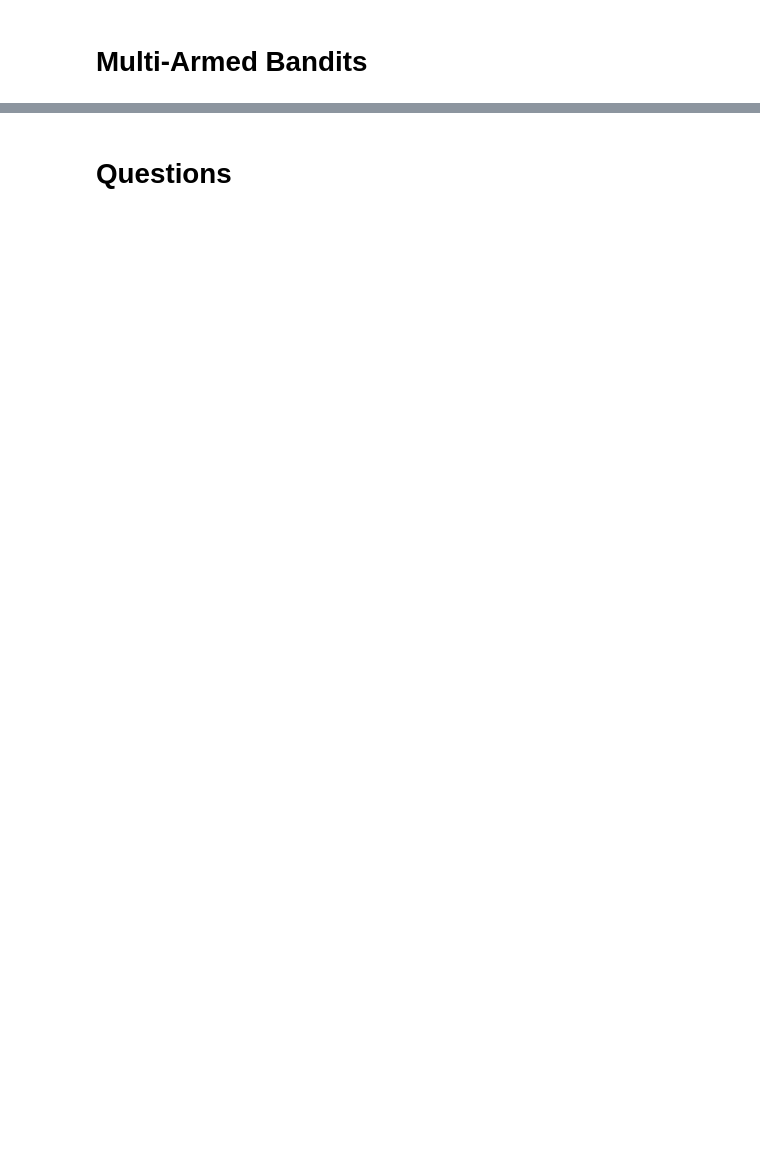
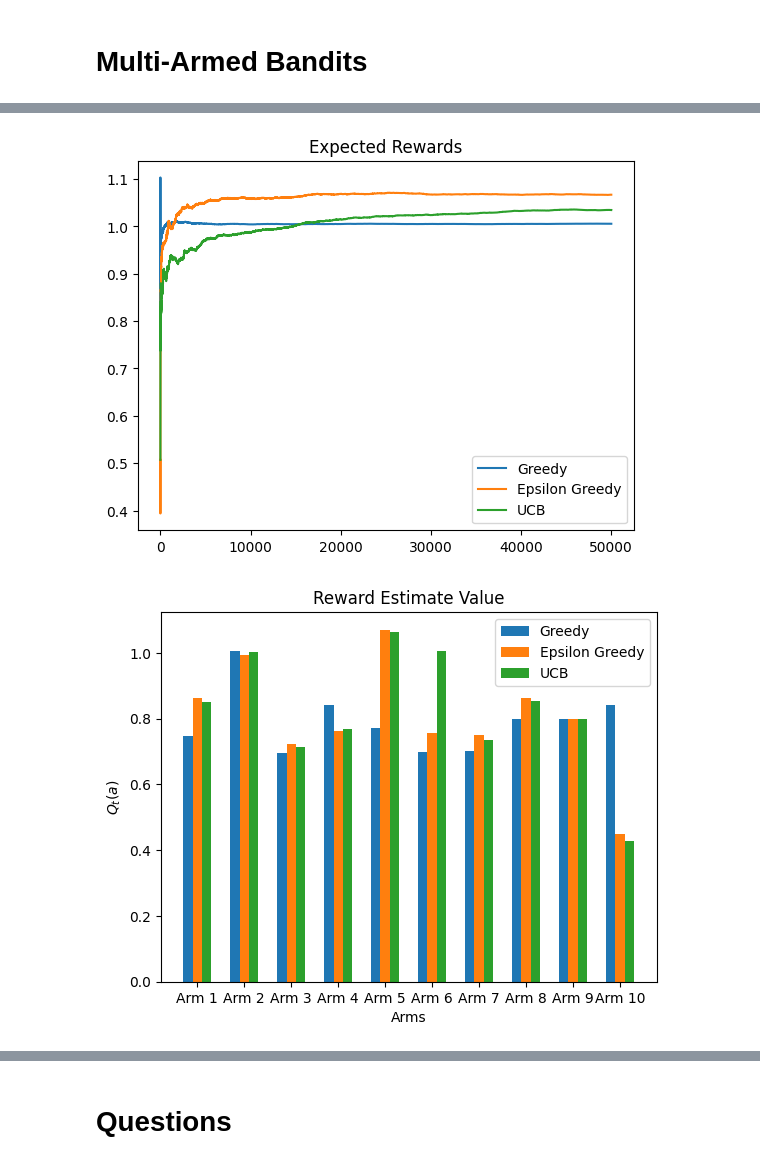
Before and after one commit to siddarthanath/Artificial-Intelligence-Algorithms, a Jupyter notebook: Reinforcement Learning/Tabular Methods/Notebook/mab.ipynb, the cells around one changed output, grey strips where cells are left out. Saved outputs shown, nothing was run; the diff lists cells and outputs as text; code cells hidden in the pictures; blank space fills up the shorter version.

```diff
--- a/Reinforcement Learning/Tabular Methods/Notebook/mab.ipynb
+++ b/Reinforcement Learning/Tabular Methods/Notebook/mab.ipynb
@@ -122,14 +130,14 @@ class UCB:
 # %%
 # Define Greedy Algorithm
 greedy_alg = EpsilonGreedy(name="Greedy",
-                           number_of_arms=3,
+                           number_of_arms=10,
                            epsilon=0)
 # Define Epsilon-Greedy Algorithm
 eps_greedy_alg = EpsilonGreedy(name="Epsilon-Greedy",
-                           number_of_arms=3,
-                           epsilon=0.4)
+                           number_of_arms=10,
+                           epsilon=lambda t: 1/np.sqrt(t))
 # Define UCB Algorithm
 ucb_alg = UCB(name="UCB",
-              number_of_arms=3,
+              number_of_arms=10,
               bonus_multiplier=2)
 # %%
@@ -165,7 +241,18 @@ def run_multi_armed_bandits(algs: List, reward_dist: Dict[int, Union[int, float]
+# %%
+# Create arguments
+num_arms = 10
+num_samples = 1000
+reward_distributions = generate_reward_distribution(num_arms, num_samples)
+kwargs = {"algs": [greedy_alg, eps_greedy_alg, ucb_alg],
+          "true_reward_dist": {i: reward_distributions[i] for i in range(len(reward_distributions))},
+          "num_iter": 50000}
 # %%
-# Run algorithm
-kwargs = {"algs": [greedy_alg, eps_greedy_alg, ucb_alg],
-          "reward_dist": {0: np.random.uniform(low=-2, high=2), 1: 5, 2: np.random.normal(loc=10, scale=0.05)},
-          "num_iter": 50}
+# NOTE: Reset algorithms
+greedy_alg.reset()
+eps_greedy_alg.reset()
+ucb_alg.reset()
 # NOTE: Since this is in place, the algorithms will get updated dynamically!
 run_multi_armed_bandits(**kwargs)
+# %% [output]
+[figure, added]
+[figure, added]
```
Also changed, not shown: parts of 7 cells of this notebook, 1 other file.
